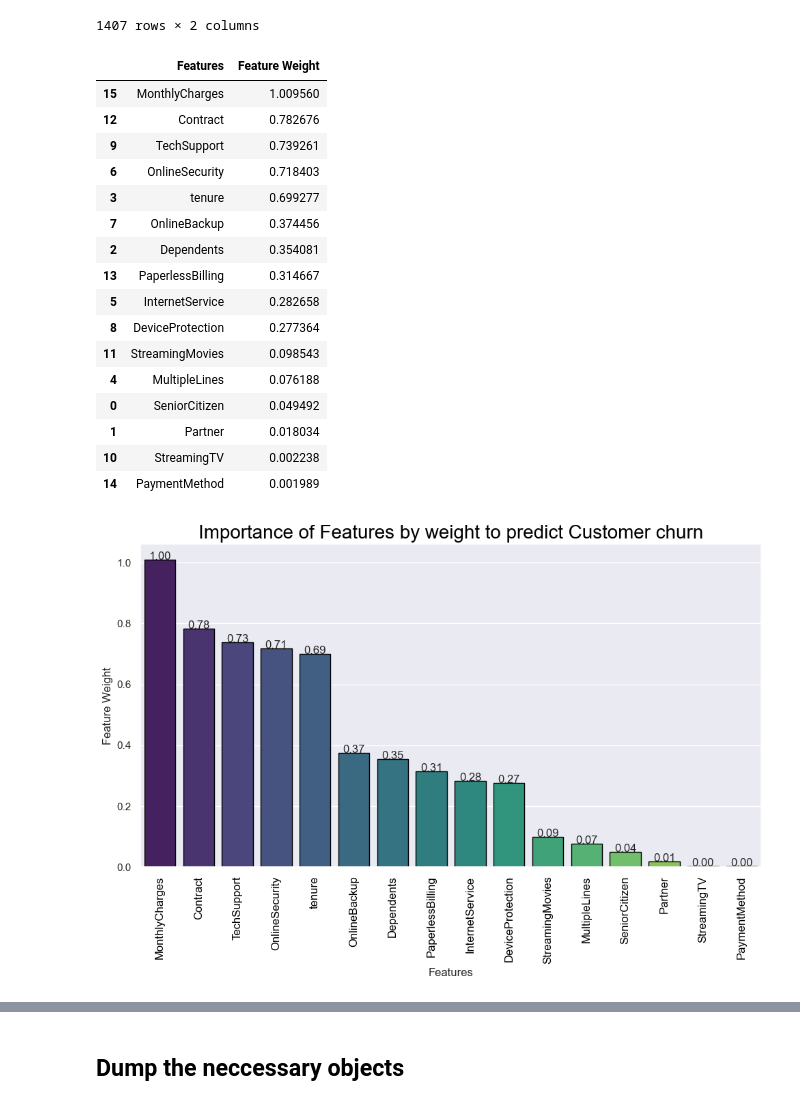
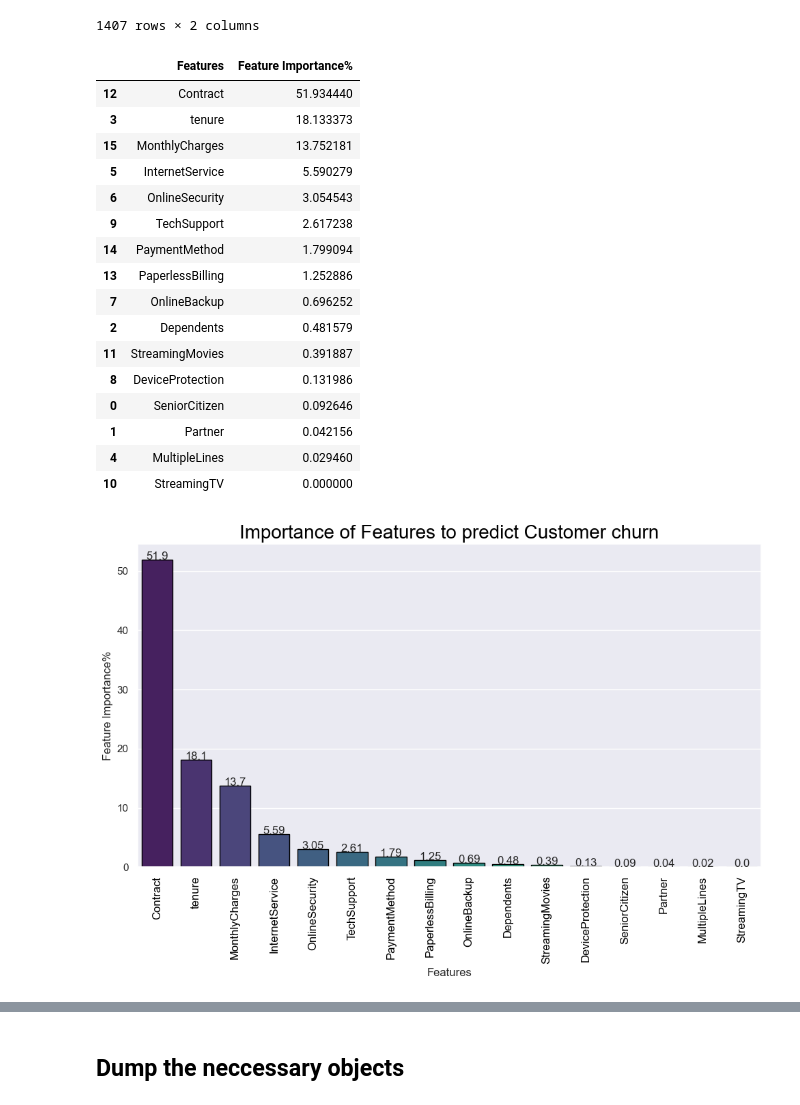
Before and after one commit to RafiQamar/Customer-Churn-Prediction-App, a Jupyter notebook: CustomerChurn ML Project.ipynb, the cells around one changed output, grey strips where cells are left out. Cells and saved outputs as stored; diff of their text form; code cells hidden in the pictures.

```diff
--- a/CustomerChurn ML Project.ipynb
+++ b/CustomerChurn ML Project.ipynb
@@ -462,7 +466,7 @@ When combined with Stratified K-fold, Grid Search ensures that our model is trai
 from sklearn.model_selection import GridSearchCV, StratifiedKFold
 from sklearn.metrics import roc_curve, auc, precision_score, recall_score, accuracy_score, classification_report, confusion_matrix
 
-stratified_kfold = StratifiedKFold(n_splits=3)
+stratified_kfold = StratifiedKFold(n_splits=5)
 
 all_models = {}
 plt.figure(figsize=(12, 7))
@@ -531,5 +535,5 @@ Logistic regression will be a model that can help us strike a good balance betwe
 # %%
-best_model = LogisticRegression(C=1, penalty='l2', solver = 'liblinear')
+best_model = GradientBoostingClassifier(learning_rate= 0.1, max_depth= 3, n_estimators= 50, random_state=42)
 best_model.fit(x_train_balanced, y_train_balanced)
 
 y_train_pred = best_model.predict(x_train_balanced)
@@ -599,40 +612,40 @@ review
 # Export predictions to a CSV
 review.to_csv('prediction.csv', index = False)
 # %%
-weights = best_model.coef_[0]
+
 eval = pd.DataFrame(x_train.columns.to_list(), columns = ['Features'])
-eval['Feature Weight'] = abs(weights)
-eval = eval.sort_values(by = 'Feature Weight', ascending=False)
+eval['Feature Importance%'] = best_model.feature_importances_ * 100
+eval = eval.sort_values(by = 'Feature Importance%', ascending=False)
 eval
 # %% [output]
-|  | Features | Feature Weight |
-| 15 | MonthlyCharges | 1.009560 |
-| 12 | Contract | 0.782676 |
-| 9 | TechSupport | 0.739261 |
-| 6 | OnlineSecurity | 0.718403 |
-| 3 | tenure | 0.699277 |
-| 7 | OnlineBackup | 0.374456 |
-| 2 | Dependents | 0.354081 |
-| 13 | PaperlessBilling | 0.314667 |
-| 5 | InternetService | 0.282658 |
-| 8 | DeviceProtection | 0.277364 |
-| 11 | StreamingMovies | 0.098543 |
-| 4 | MultipleLines | 0.076188 |
-| 0 | SeniorCitizen | 0.049492 |
-| 1 | Partner | 0.018034 |
-| 10 | StreamingTV | 0.002238 |
-| 14 | PaymentMethod | 0.001989 |
+|  | Features | Feature Importance% |
+| 12 | Contract | 51.934440 |
+| 3 | tenure | 18.133373 |
+| 15 | MonthlyCharges | 13.752181 |
+| 5 | InternetService | 5.590279 |
+| 6 | OnlineSecurity | 3.054543 |
+| 9 | TechSupport | 2.617238 |
+| 14 | PaymentMethod | 1.799094 |
+| 13 | PaperlessBilling | 1.252886 |
+| 7 | OnlineBackup | 0.696252 |
+| 2 | Dependents | 0.481579 |
+| 11 | StreamingMovies | 0.391887 |
+| 8 | DeviceProtection | 0.131986 |
+| 0 | SeniorCitizen | 0.092646 |
+| 1 | Partner | 0.042156 |
+| 4 | MultipleLines | 0.029460 |
+| 10 | StreamingTV | 0.000000 |
 # %%
 # Visualization
 plt.figure(figsize=(10, 7))
-sns.barplot(x = eval['Features'], y = eval['Feature Weight'], palette = 'viridis', edgecolor = 'black')
-plt.title('Importance of Features by weight to predict Customer churn', fontsize=20, color = 'black')
+sns.barplot(x = eval['Features'], y = eval['Feature Importance%'], palette = 'viridis', edgecolor = 'black')
+plt.title('Importance of Features to predict Customer churn', fontsize=20, color = 'black')
 plt.xticks(rotation = 90, color= 'black', fontsize = 12)
 plt.tight_layout()
-for i, j in enumerate(eval['Feature Weight']):
+for i, j in enumerate(eval['Feature Importance%']):
     plt.text(i,j, str(j)[:4], ha= 'center')
 plt.show()
 # %% [output]
-[figure, old version]
+[figure, new version]
 # %% [markdown]
 __Insights__
```
Also changed, not shown: parts of 13 cells of this notebook, 3 other files.
